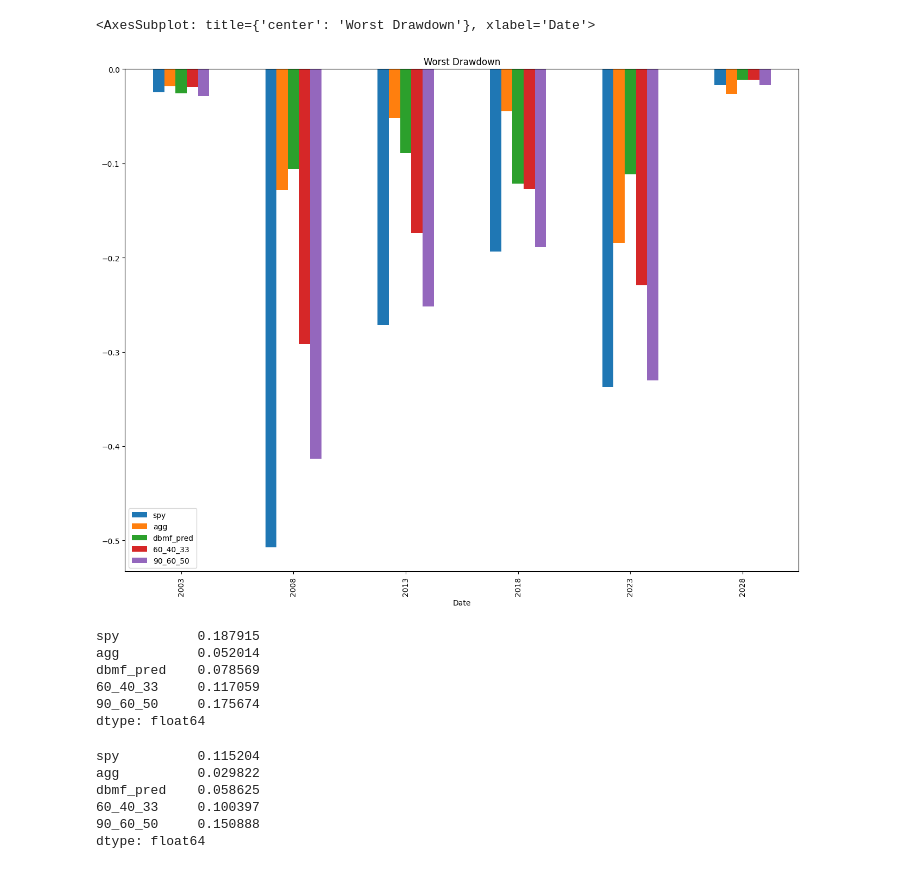
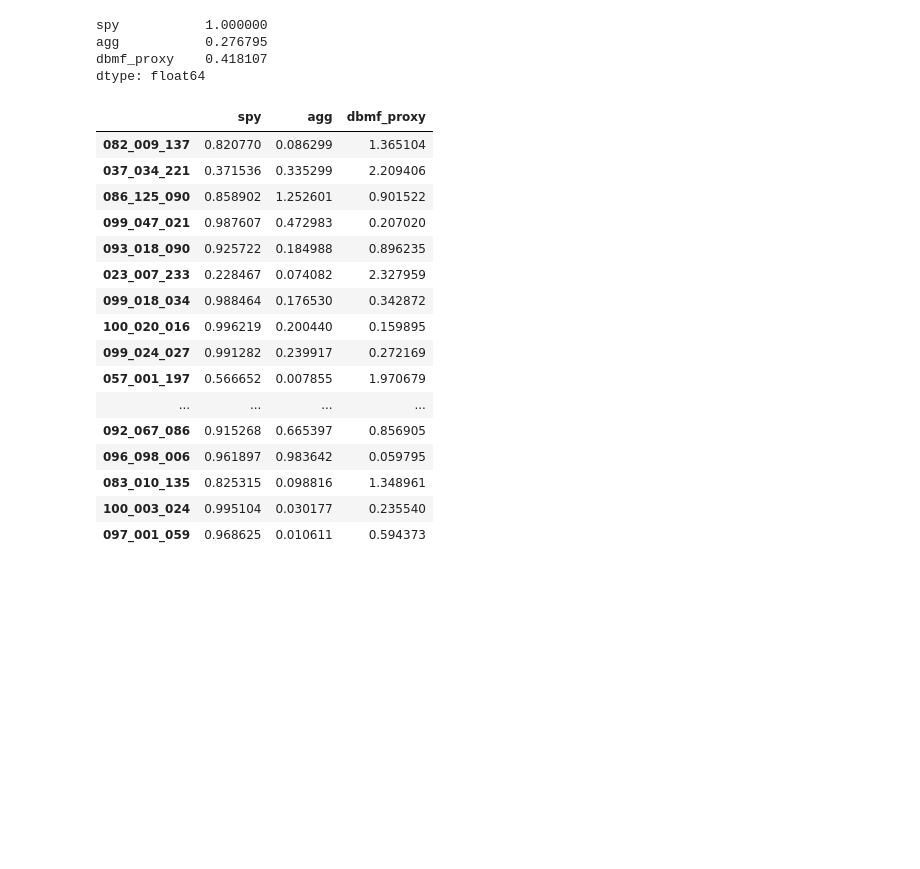
Before and after one commit to chiaolun/market-timing, a Jupyter notebook: Simple Diversification.ipynb, the cells around one changed output. Drawn from its saved outputs; the diff is of its cells as text; code cells hidden in the pictures; blank space fills up the shorter version.

```diff
--- a/Simple Diversification.ipynb
+++ b/Simple Diversification.ipynb
@@ -80,2 +97,0 @@ rets = rets[["spy", "agg", "dbmf_pred", "60_40_33", "90_60_50"]]
-# %%
-rets.add(1).cumprod().plot(logy=True)
@@ -85,6 +97,0 @@ rets.add(1).cumprod().plot(logy=True)
-# %%
-(
-    rets.add(1).groupby(pd.Grouper(freq="5Y")).prod()
-    .rename(index=lambda xs: xs.date().year)
-    .plot.bar(title="Total Return (X times)")
-)
@@ -94,11 +98,34 @@ rets.add(1).cumprod().plot(logy=True)
-# %%
-(
-    rets.add(1).cumprod()
-    .groupby(pd.Grouper(freq="5Y"))
-    .apply(lambda xs: (xs / xs.cummax() - 1).min())
-    .rename(index=lambda xs: xs.date().year)
-    .plot.bar(title="Worst Drawdown")
-)
-# %% [output]
-<AxesSubplot: title={'center': 'Worst Drawdown'}, xlabel='Date'>
-[figure, removed]
+# %%
+stds = rets[["spy", "agg", "dbmf_proxy"]].std()
+stds /= stds["spy"]
+stds
+# %% [output]
+spy           1.000000
+agg           0.276795
+dbmf_proxy    0.418107
+dtype: float64
+# %%
+weights = stats.dirichlet.rvs([1, 1, 1], 50)
+weights /= (((weights * stds.values)**2).sum(axis=1)**0.5)[:, None]
+
+labels = [f"{a * 100:03.0f}_{b * 100:03.0f}_{c * 100:03.0f}" for a, b, c in weights]
+weights = pd.DataFrame(weights, index=labels, columns=["spy", "agg", "dbmf_proxy"])
+weights
+# %% [output]
+|  | spy | agg | dbmf_proxy |
+| 082_009_137 | 0.820770 | 0.086299 | 1.365104 |
+| 037_034_221 | 0.371536 | 0.335299 | 2.209406 |
+| 086_125_090 | 0.858902 | 1.252601 | 0.901522 |
+| 099_047_021 | 0.987607 | 0.472983 | 0.207020 |
+| 093_018_090 | 0.925722 | 0.184988 | 0.896235 |
+| 023_007_233 | 0.228467 | 0.074082 | 2.327959 |
+| 099_018_034 | 0.988464 | 0.176530 | 0.342872 |
+| 100_020_016 | 0.996219 | 0.200440 | 0.159895 |
+| 099_024_027 | 0.991282 | 0.239917 | 0.272169 |
+| 057_001_197 | 0.566652 | 0.007855 | 1.970679 |
+| ... | ... | ... | ... |
+| 092_067_086 | 0.915268 | 0.665397 | 0.856905 |
+| 096_098_006 | 0.961897 | 0.983642 | 0.059795 |
+| 083_010_135 | 0.825315 | 0.098816 | 1.348961 |
+| 100_003_024 | 0.995104 | 0.030177 | 0.235540 |
+| 097_001_059 | 0.968625 | 0.010611 | 0.594373 |
@@ -105,20 +135,2 @@ rets.add(1).cumprod().plot(logy=True)
 # %%
 sharpe = lambda xs: xs.mean() / xs.std() * 250**0.5
-# %%
-rets.std().mul(250**0.5)
-# %% [output]
-spy          0.187915
-agg          0.052014
-dbmf_pred    0.078569
-60_40_33     0.117059
-90_60_50     0.175674
-dtype: float64
-# %%
-rets.mean().mul(250)
-# %% [output]
-spy          0.115204
-agg          0.029822
-dbmf_pred    0.058625
-60_40_33     0.100397
-90_60_50     0.150888
-dtype: float64
```
Also changed, not shown: parts of 22 cells of this notebook.
